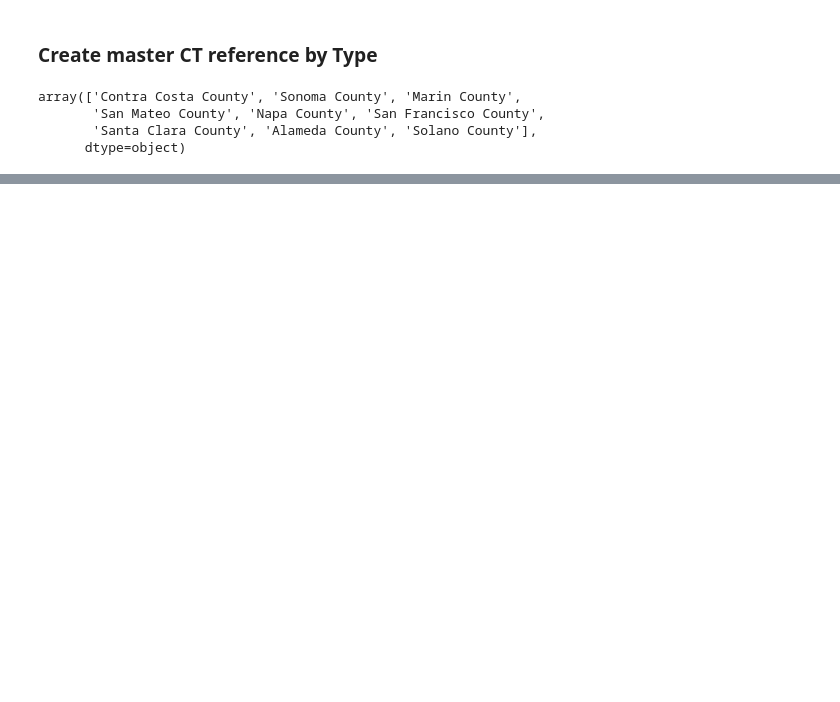
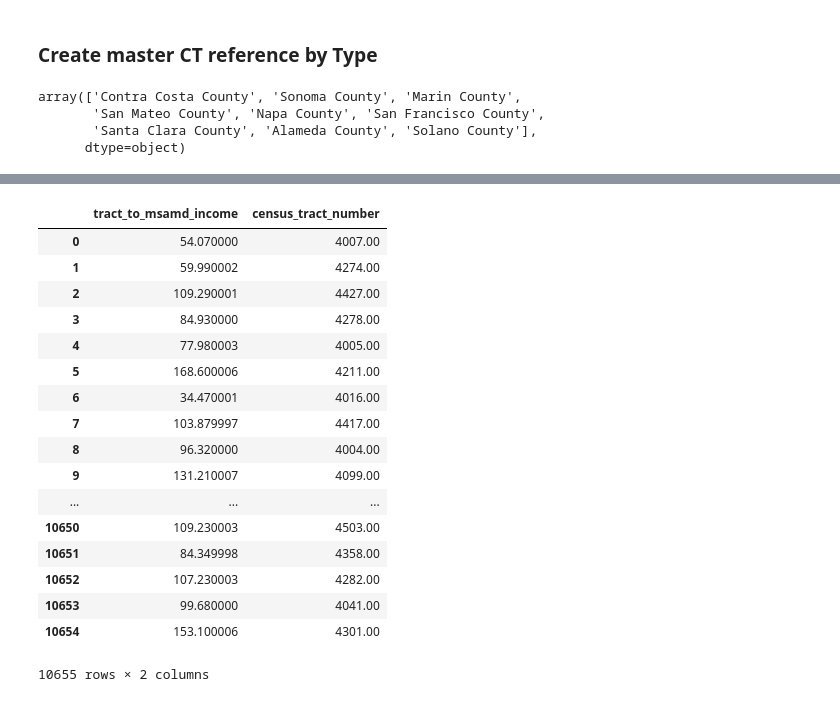
Before and after one commit to abaum1/communityreinvestmentact, a Jupyter notebook: scripts/HMDA _Initial_Analysis.ipynb, the cells around one changed output, grey strips where cells are left out. Saved outputs shown, nothing was run; the diff lists cells and outputs as text; code cells hidden in the pictures; blank space fills up the shorter version.

```diff
--- a/scripts/HMDA _Initial_Analysis.ipynb
+++ b/scripts/HMDA _Initial_Analysis.ipynb
@@ -157,0 +194,4 @@ master.to_csv("/Users/ameliabaum/Desktop/Amelia/CRA_Thesis/communityreinvestment
+# %%
+test = pd.read_csv("/Users/ameliabaum/Desktop/Amelia/CRA_Thesis/data/raw_hmda_filtered/Alameda_2008.csv")
+print(test.columns)
+test.head()
@@ -157,0 +225,21 @@ master.to_csv("/Users/ameliabaum/Desktop/Amelia/CRA_Thesis/communityreinvestment
+# %%
+test[["tract_to_msamd_income", "census_tract_number"]]
+# %% [output]
+|  | tract_to_msamd_income | census_tract_number |
+| 0 | 54.070000 | 4007.00 |
+| 1 | 59.990002 | 4274.00 |
+| 2 | 109.290001 | 4427.00 |
+| 3 | 84.930000 | 4278.00 |
+| 4 | 77.980003 | 4005.00 |
+| 5 | 168.600006 | 4211.00 |
+| 6 | 34.470001 | 4016.00 |
+| 7 | 103.879997 | 4417.00 |
+| 8 | 96.320000 | 4004.00 |
+| 9 | 131.210007 | 4099.00 |
+| ... | ... | ... |
+| 10650 | 109.230003 | 4503.00 |
+| 10651 | 84.349998 | 4358.00 |
+| 10652 | 107.230003 | 4282.00 |
+| 10653 | 99.680000 | 4041.00 |
+| 10654 | 153.100006 | 4301.00 |
+10655 rows × 2 columns
```
Also changed, not shown: parts of 15 cells of this notebook.
